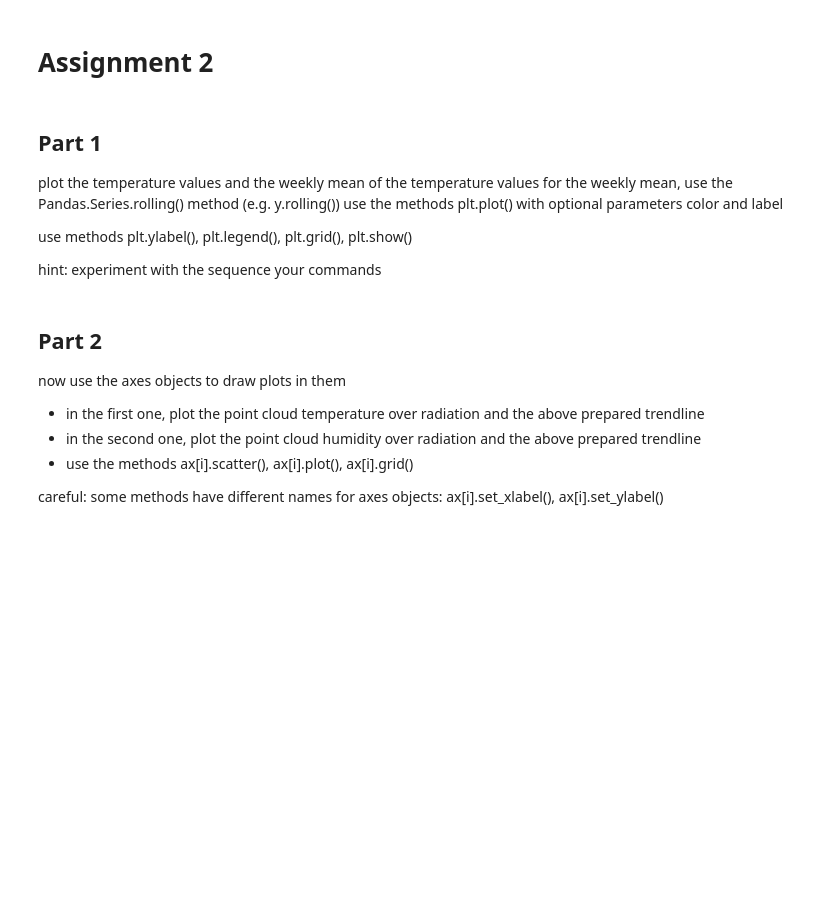
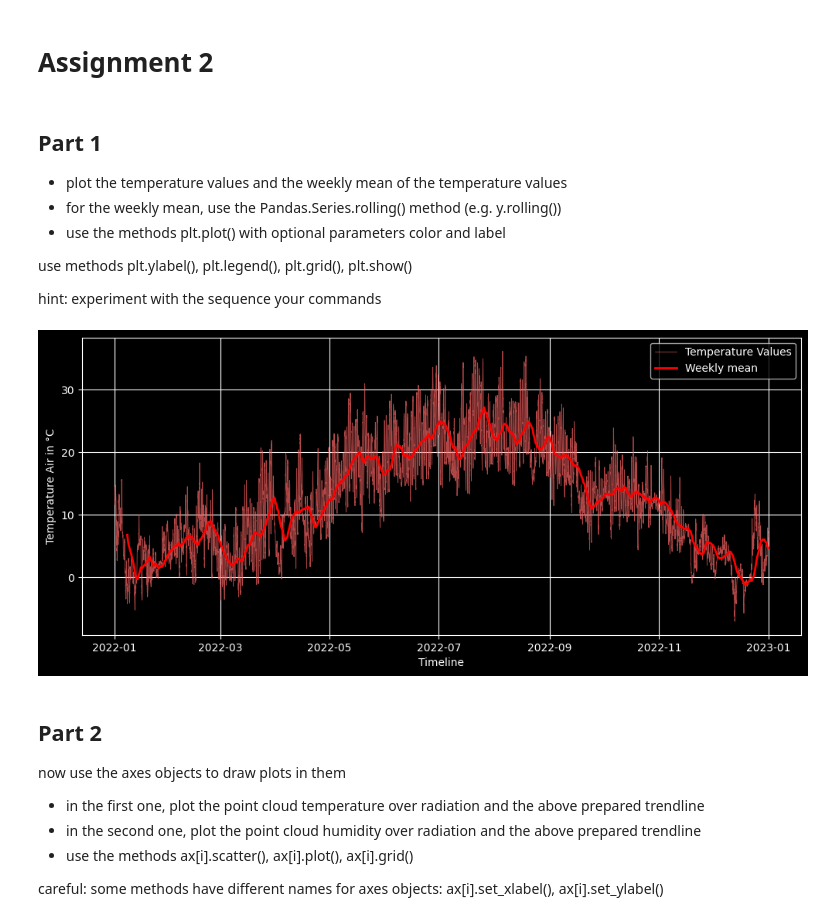
Before and after one commit to shakira-p/DigitalTwins, a Jupyter notebook: assignment2.ipynb, the cells around one changed output. Saved outputs shown, nothing was run; the diff lists cells and outputs as text; code cells hidden in the pictures; blank space fills up the shorter version.

```diff
--- a/assignment2.ipynb
+++ b/assignment2.ipynb
@@ -3,36 +3,51 @@
 # %% [markdown]
 ## Part 1
 
-plot the temperature values and the weekly mean of the temperature values
-for the weekly mean, use the Pandas.Series.rolling() method (e.g. y.rolling())
-use the methods plt.plot() with optional parameters color and label
+- plot the temperature values and the weekly mean of the temperature values
+- for the weekly mean, use the Pandas.Series.rolling() method (e.g. y.rolling())
+- use the methods plt.plot() with optional parameters color and label
 
 use methods plt.ylabel(), plt.legend(), plt.grid(), plt.show()
 
 hint: experiment with the sequence your commands
 # %%
 import pandas as pd
+import matplotlib.pyplot as plt
+
 
 def part1_script():
     # get data
     df = pd.read_csv('weather_data.csv', index_col=0)
     df.index = pd.to_datetime(df.index)
     x = df.index
     y = df['Temperature Air in °C']
 
     # use this dictionary for colors if you like or define your own. access like: somecolors['dark red']
     # these are just to show what color formats are accepted by matplotlib.pyplot
     somecolors = {
         'red': '#FF6666',
         'dark red': '#AA3333',
         'very red': '#FF0000',
         'also very red': (1, 0, 0),
         'another very red': 'red',
         'very green': '#00FF00',
         'very blue': '#0000FF'
     }
 
+    weekly_mean_count = y.rolling(window=7 * 24 * 12).mean()  # 7 days * 24 hours * 12 samples per hour
+    plt.figure(figsize=(12, 5))
+    plt.plot(x, y, color=somecolors['red'], label='Temperature Values', linewidth=0.6, alpha=0.7)
+    plt.plot(x, weekly_mean_count, color=somecolors['another very red'], label='Weekly mean', linewidth=2)
+    plt.ylabel('Temperature Air in °C')
+    plt.xlabel('Timeline')
+    plt.legend()
+    plt.grid()
+    plt.show()
+
+
 part1_script()
+# %% [output]
+[figure, added]
 # %% [markdown]
 ## Part 2
 
```
Also changed, not shown: parts of 3 cells of this notebook.
